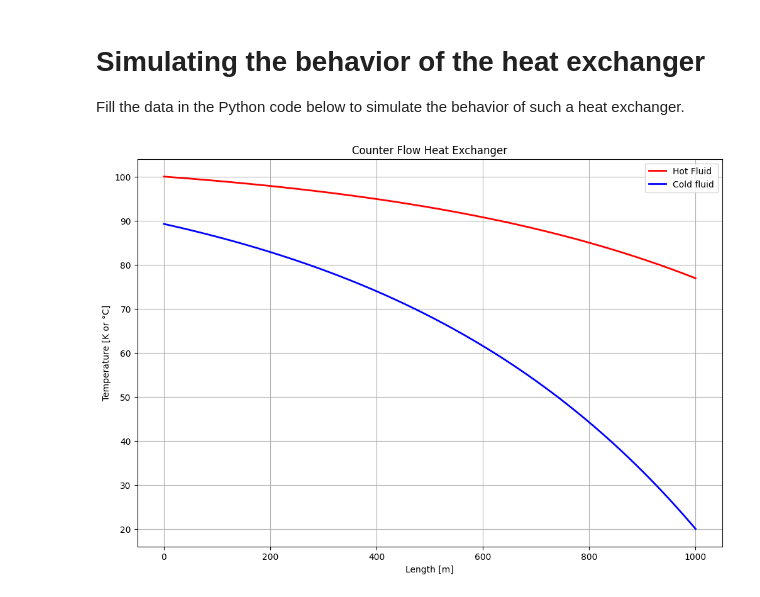
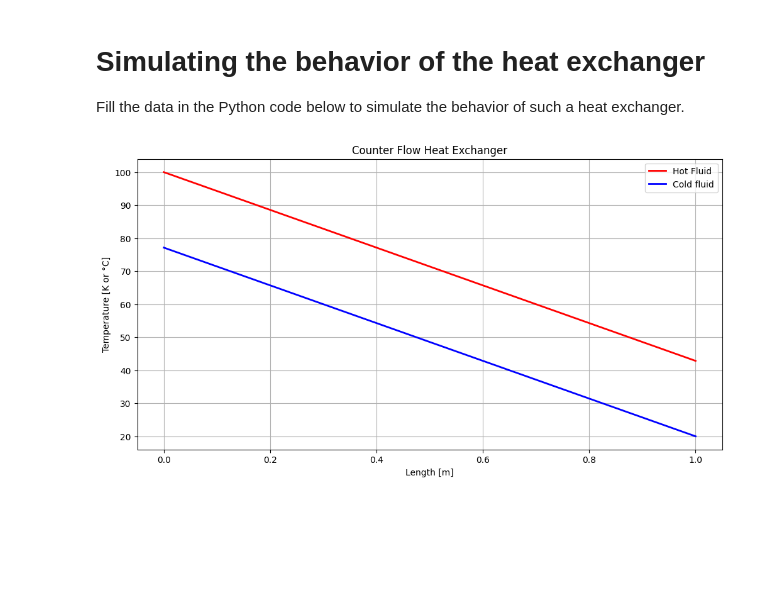
Before and after one commit to simionattovini/thermal-machines, a Jupyter notebook: heat-exchangers/ideal-exchangers-simulation/sim_counter_flow_heat_exchanger.ipynb, the cells around one changed output. Drawn from its saved outputs; the diff is of its cells as text; code cells hidden in the pictures; blank space fills up the shorter version.

```diff
--- a/heat-exchangers/ideal-exchangers-simulation/sim_counter_flow_heat_exchanger.ipynb
+++ b/heat-exchangers/ideal-exchangers-simulation/sim_counter_flow_heat_exchanger.ipynb
@@ -39,9 +39,9 @@ import matplotlib.pyplot as plt
 # Fill in all the necessary data in this script
 
 dmf = 1      # kg/s        -> This is the mass flow rate of the cold fluid
-dmq = 1.5    # kg/s        -> This is the mass flow rate of the hot fluid
+dmq = 1      # kg/s        -> This is the mass flow rate of the hot fluid
 cp_f = 1000  # J/kg.K      -> This is the specific heat for the cold fluid
-cp_q = 2000  # J/kg.K      -> This is the specific heat for the hot fluid
+cp_q = 1000  # J/kg.K      -> This is the specific heat for the hot fluid
 tfe = 20     # °C or K     -> Temperature of the cold fluid at entrance
 tqe = 100    # Same as tfe -> Temperature of the cold fluid at entrance
 
@@ -51,26 +51,35 @@ L = 1        # m           -> Heat exchanger length
 # %%
 # Do not edit this script (unless you know pretty well what you are doing)
 
 x = np.linspace(0, L, 1000)
 
-lda = -(U*A/L)*(1/(dmq*cp_q)-1/(dmf*cp_f))
+if dmf*cp_f != dmq*cp_q:
 
-rc = dmq*cp_q/(dmf*cp_f)
+  lda = -(U*A/L)*(1/(dmq*cp_q)-1/(dmf*cp_f))
 
-TQ = (tfe - tqe*rc*np.exp(lda*L))/(1-rc*np.exp(lda*L)) + \
-     (tqe - tfe)*np.exp(lda*x)/(1-rc*np.exp(lda*L))
+  rc = dmq*cp_q/(dmf*cp_f)
 
-TF = (tfe - tqe*rc*np.exp(lda*L))/(1-rc*np.exp(lda*L)) + \
-     (tqe - tfe)*rc*np.exp(lda*x)/(1-rc*np.exp(lda*L))
+  TQ = (tfe - tqe*rc*np.exp(lda*L))/(1-rc*np.exp(lda*L)) + \
+      (tqe - tfe)*np.exp(lda*x)/(1-rc*np.exp(lda*L))
 
-plt.figure(figsize=(12,8))
-h1 = plt.plot(x,TQ, 'r', linewidth=2, label="Hot Fluid")
-h2 = plt.plot(x,TF, 'b', linewidth=2, label="Cold fluid")
+  TF = (tfe - tqe*rc*np.exp(lda*L))/(1-rc*np.exp(lda*L)) + \
+      (tqe - tfe)*rc*np.exp(lda*x)/(1-rc*np.exp(lda*L))
+
+else:
+
+  TQ = tqe + (U*A/L)*((tfe-tqe)/(U*A + dmq*cp_q))*x
+  TF = TQ + ((tfe-tqe)/(U*A + dmq*cp_q))*dmq*cp_q
+
+dqdx = (U*A/L)*(TQ - TF)
+
+plt.figure(figsize=(12,6))
+plt.plot(x,TQ, 'r', linewidth=2, label="Hot Fluid")
+plt.plot(x,TF, 'b', linewidth=2, label="Cold fluid")
 plt.legend()
 plt.xlabel('Length [m]')
 plt.ylabel('Temperature [K or °C]')
 plt.title('Counter Flow Heat Exchanger')
 plt.grid()
 plt.show()
 # %% [output]
-[figure, old version]
+[figure, new version]
```
Also changed, not shown: parts of 1 cell of this notebook.
